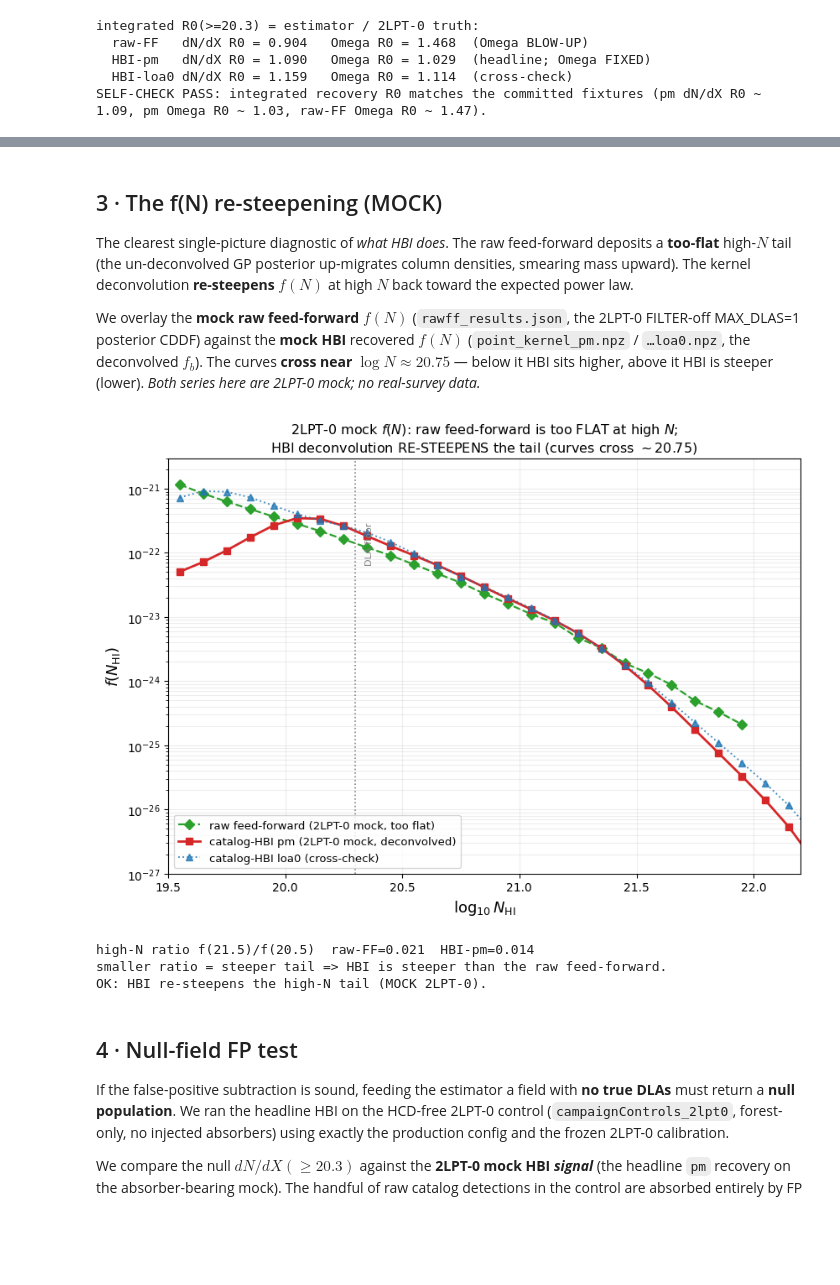
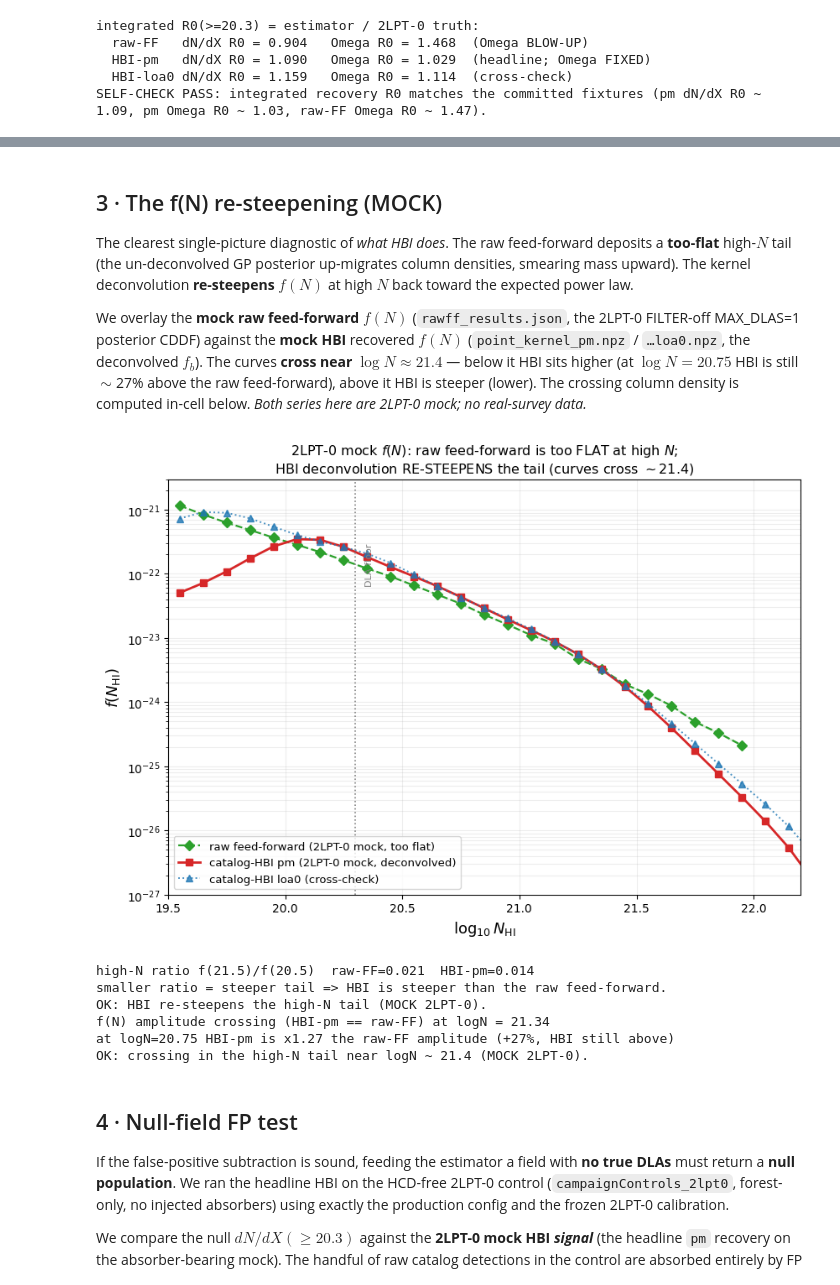
Before and after one commit to jibanCat/desi_gpy_dla_detection, a Jupyter notebook: notebooks/HBI_04_validation.ipynb, the cells around one changed output, grey strips where cells are left out. Cells and saved outputs as stored; diff of their text form; code cells hidden in the pictures; blank space fills up the shorter version.

```diff
--- a/notebooks/HBI_04_validation.ipynb
+++ b/notebooks/HBI_04_validation.ipynb
@@ -275,8 +285,10 @@ $f(N)$ at high $N$ back toward the expected power law.
 We overlay the **mock raw feed-forward** $f(N)$ (`rawff_results.json`, the
 2LPT-0 FILTER-off MAX_DLAS=1 posterior CDDF) against the **mock HBI** recovered
 $f(N)$ (`point_kernel_pm.npz` / `…loa0.npz`, the deconvolved $f_b$). The curves
-**cross near $\log N\!\approx\!20.75$** — below it HBI sits higher, above it HBI is
-steeper (lower). *Both series here are 2LPT-0 mock; no real-survey data.*
+**cross near $\log N\!\approx\!21.4$** — below it HBI sits higher (at $\log N=20.75$
+HBI is still $\sim$27% above the raw feed-forward), above it HBI is steeper (lower).
+The crossing column density is computed in-cell below. *Both series here are 2LPT-0
+mock; no real-survey data.*
 # %%
 # --- mock raw-FF f(N) curve --------------------------------------------------
 rawff = json.load(open(TD / "rawff_results.json"))
@@ -299,38 +311,57 @@ ax.fill_between(r_lc[gr], np.clip(r_lo[gr], 1e-30, None), np.clip(r_hi[gr], 1e-3
                 color="#2ca02c", alpha=0.16, lw=0)
 ax.plot(r_lc[gr], r_f[gr], "D--", color="#2ca02c", ms=6, lw=1.6,
         label="raw feed-forward (2LPT-0 mock, too flat)")
 mpm = (h_f_pm > 0) & (h_lc_pm >= 19.5)
 ax.plot(h_lc_pm[mpm], h_f_pm[mpm], "s-", color="#d62728", ms=6, lw=2.0,
         label="catalog-HBI pm (2LPT-0 mock, deconvolved)")
 ml0 = (h_f_l0 > 0) & (h_lc_l0 >= 19.5)
 ax.plot(h_lc_l0[ml0], h_f_l0[ml0], "^:", color="#1f77b4", ms=6, lw=1.4, alpha=0.8,
         label="catalog-HBI loa0 (cross-check)")
 ax.axvline(20.3, color="gray", ls=":", lw=1.2)
 ax.text(20.34, 3e-22, "DLA floor", rotation=90, fontsize=8, color="gray", va="top")
 ax.set_yscale("log"); ax.set_xlim(19.5, 22.2); ax.set_ylim(1e-27, 3e-21)
 ax.set_xlabel(r"$\log_{10} N_{\rm HI}$", fontsize=13)
 ax.set_ylabel(r"$f(N_{\rm HI})$", fontsize=13)
 ax.set_title("2LPT-0 mock $f(N)$: raw feed-forward is too FLAT at high $N$;\n"
-             "HBI deconvolution RE-STEEPENS the tail (curves cross $\\sim$20.75)",
+             "HBI deconvolution RE-STEEPENS the tail (curves cross $\\sim$21.4)",
              fontsize=11.5)
 ax.legend(fontsize=9.5, loc="lower left"); ax.grid(alpha=0.22, which="both")
 fig.tight_layout()
 plt.show()
 
 # high-N slope sanity: f(21.5)/f(20.5) (smaller = steeper)
 def at(lc, f, x):
     return f[int(np.argmin(np.abs(lc - x)))]
 raw_slope = at(r_lc, r_f, 21.5) / at(r_lc, r_f, 20.5)
 hbi_slope = at(h_lc_pm, h_f_pm, 21.5) / at(h_lc_pm, h_f_pm, 20.5)
 print(f"high-N ratio f(21.5)/f(20.5)  raw-FF={raw_slope:.3f}  HBI-pm={hbi_slope:.3f}")
 print("smaller ratio = steeper tail => HBI is steeper than the raw feed-forward.")
 assert hbi_slope < raw_slope, "HBI should re-steepen the high-N tail"
 print("OK: HBI re-steepens the high-N tail (MOCK 2LPT-0).")
+
+# --- compute the amplitude crossing logN where HBI-pm meets raw-FF -----------
+def _logf(x, xp, fp):
+    m = fp > 0
+    return np.interp(x, xp[m], np.log10(fp[m]))
+_xg = np.linspace(20.3, 22.0, 2000)               # search the DLA tail
+_d = _logf(_xg, h_lc_pm, h_f_pm) - _logf(_xg, r_lc, r_f)   # >0 => HBI above raw-FF
+_sc = np.where(np.diff(np.sign(_d)) != 0)[0]
+x_cross = float(_xg[_sc[0]]) if _sc.size else float("nan")
+ratio_2075 = 10.0 ** (_logf(np.array([20.75]), h_lc_pm, h_f_pm)[0]
+                      - _logf(np.array([20.75]), r_lc, r_f)[0])
+print(f"f(N) amplitude crossing (HBI-pm == raw-FF) at logN = {x_cross:.2f}")
+print(f"at logN=20.75 HBI-pm is x{ratio_2075:.2f} the raw-FF amplitude "
+      f"(+{100*(ratio_2075-1):.0f}%, HBI still above)")
+assert 21.0 < x_cross < 21.8, "crossing should sit in the high-N DLA tail (~21.4)"
+print("OK: crossing in the high-N tail near logN ~ 21.4 (MOCK 2LPT-0).")
 # %% [output]
-[figure, old version]
+[figure, new version]
 high-N ratio f(21.5)/f(20.5)  raw-FF=0.021  HBI-pm=0.014
 smaller ratio = steeper tail => HBI is steeper than the raw feed-forward.
 OK: HBI re-steepens the high-N tail (MOCK 2LPT-0).
+f(N) amplitude crossing (HBI-pm == raw-FF) at logN = 21.34
+at logN=20.75 HBI-pm is x1.27 the raw-FF amplitude (+27%, HBI still above)
+OK: crossing in the high-N tail near logN ~ 21.4 (MOCK 2LPT-0).
 # %% [markdown]
 ## 4 · Null-field FP test
 
```
Also changed, not shown: parts of 4 cells of this notebook, 3 other files.
